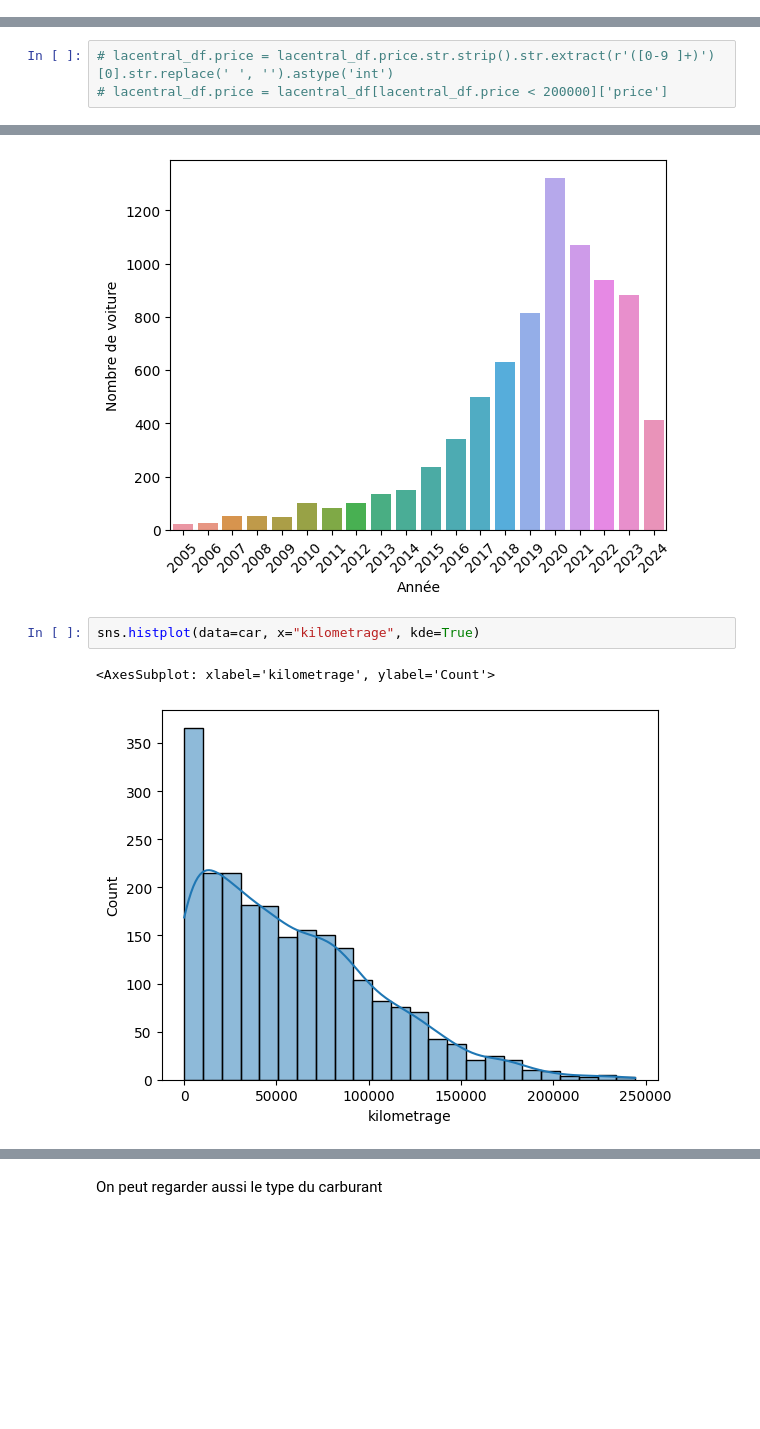
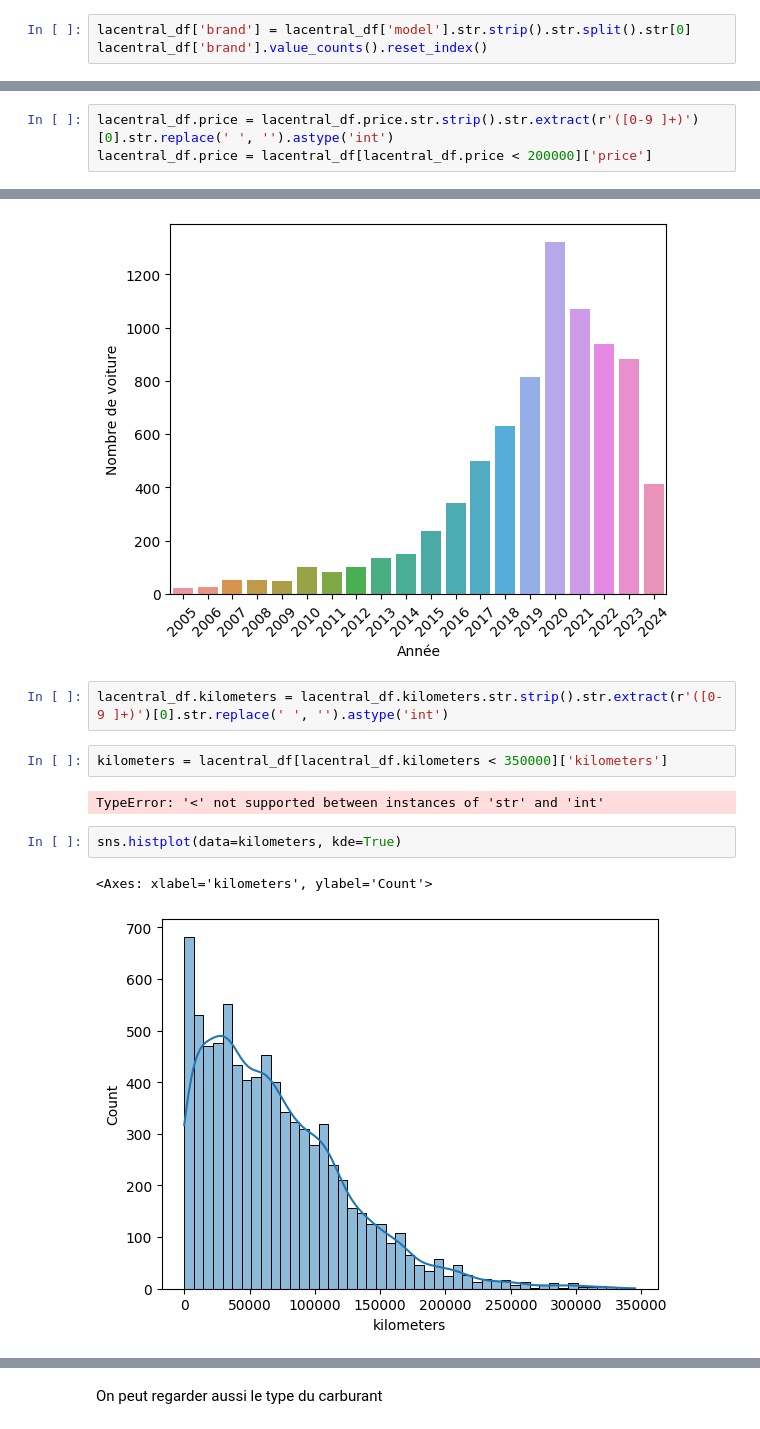
Before and after one commit to IvanBF9/MachineLearningCarPrice, a Jupyter notebook: notebooks/data_exploratory.ipynb, the cells around one changed output, grey strips where cells are left out. Drawn from its saved outputs; the diff is of its cells as text; blank space fills up the shorter version.

```diff
--- a/notebooks/data_exploratory.ipynb
+++ b/notebooks/data_exploratory.ipynb
@@ -37,0 +104,3 @@ lacentral_df.describe()
+# %%
+lacentral_df['brand'] = lacentral_df['model'].str.strip().str.split().str[0]
+lacentral_df['brand'].value_counts().reset_index()
@@ -91,6 +174,6 @@ La c'est plus parlant et on peut dire que les français aiment bien les peugeots
 # %% [markdown]
 Maintenant regardant du coté des prix.
 # %%
-# lacentral_df.price = lacentral_df.price.str.strip().str.extract(r'([0-9 ]+)')[0].str.replace(' ', '').astype('int')
-# lacentral_df.price = lacentral_df[lacentral_df.price < 200000]['price']
+lacentral_df.price = lacentral_df.price.str.strip().str.extract(r'([0-9 ]+)')[0].str.replace(' ', '').astype('int')
+lacentral_df.price = lacentral_df[lacentral_df.price < 200000]['price']
 # %%
@@ -153,8 +218,14 @@ plt.xticks(rotation=45)
   Text(18, 0, '2023'),
   Text(19, 0, '2024')])
 [figure]
+# %%
+lacentral_df.kilometers = lacentral_df.kilometers.str.strip().str.extract(r'([0-9 ]+)')[0].str.replace(' ', '').astype('int')
+# %%
+kilometers = lacentral_df[lacentral_df.kilometers < 350000]['kilometers']
+# %% [output]
+TypeError: '<' not supported between instances of 'str' and 'int'
 # %%
-sns.histplot(data=car, x="kilometrage", kde=True)
+sns.histplot(data=kilometers, kde=True)
 # %% [output]
-<AxesSubplot: xlabel='kilometrage', ylabel='Count'>
+<Axes: xlabel='kilometers', ylabel='Count'>
-[figure, old version]
+[figure, new version]
```
Also changed, not shown: parts of 17 cells of this notebook, 2 other files.
